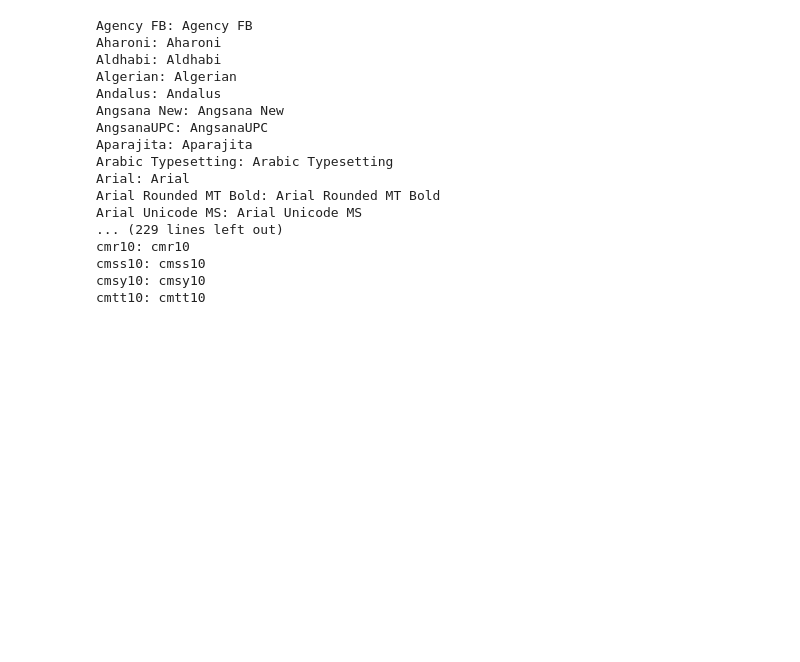
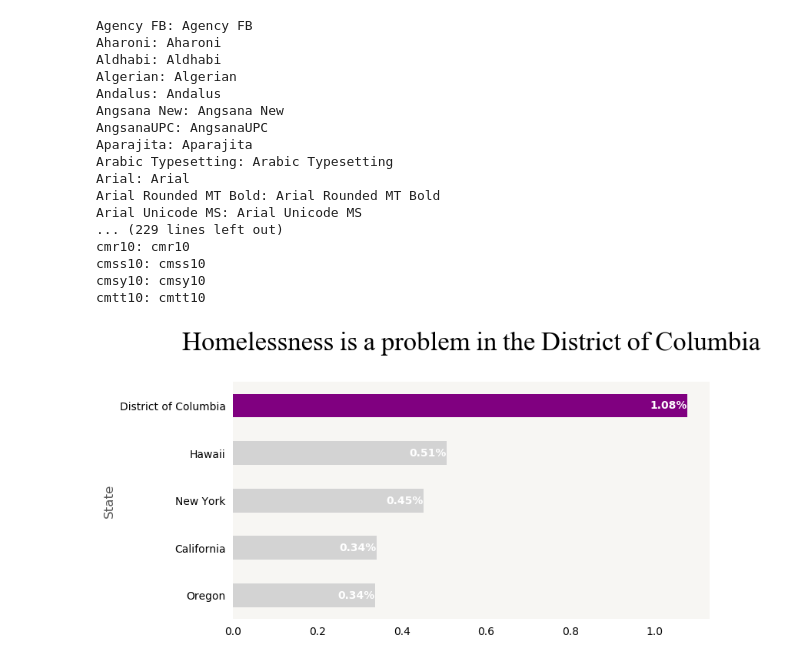
Before and after one commit to cfelke/data-studio, a Jupyter notebook: code/00_homelessness/Homelessness in 2017 in the US.ipynb, the cells around one changed output. Saved outputs shown, nothing was run; the diff lists cells and outputs as text; code cells hidden in the pictures; blank space fills up the shorter version.

```diff
--- a/code/00_homelessness/Homelessness in 2017 in the US.ipynb
+++ b/code/00_homelessness/Homelessness in 2017 in the US.ipynb
@@ -239,6 +239,62 @@ cmsy10: cmsy10
 cmtt10: cmtt10
 # %%
 from cycler import cycler
+# %%
+def get_color(homeless):
+    #print(homeless)
+    if homeless > 1:
+        return 'purple'
+    else:
+        return 'lightgrey'
+
+bar_colors = [get_color(percentage) for percentage in df_homeless_five['Percentage Homelessness'].sort_values()]
+
+ax = df_homeless_five.sort_values(by=['Percentage Homelessness']).plot(kind='barh', color=bar_colors, x='State', y='Percentage Homelessness', figsize=(8,4), legend = False)
+
+for i, bar in enumerate(ax.patches):
+    # print(i)
+    value = str(float(round(bar.get_width(),2))) + "%"
+    x_pos = bar.get_width()
+    y_pos = i
+    ax.text(x_pos, y_pos, value,va='center', ha='right', color='white', fontweight='bold')
+
+ax.set_title('Homelessness is a problem in the District of Columbia', pad=30)
+ax.title.set_fontsize(25)
+ax.title.set_fontname("David")
+
+ax.spines['top'].set_visible(False)
+ax.spines['left'].set_visible(False)
+ax.spines['bottom'].set_visible(False)
+ax.spines['right'].set_visible(False)
+
+#This removes the ticks on the left, grid_alpha changes the opacity
+ax.tick_params(which='major', left=False, bottom=False, grid_alpha=0.3)
+
+#ax.yaxis.label.set_visible(False)
+plt.rcdefaults()
+plt.rcParams.update({
+  'pdf.fonttype': 42,
+  'axes.prop_cycle': cycler('color', ['#d26a29','#b92956','#4f9c8b','#96c93b','#ff9797']),
+  'ps.fonttype': 42,
+  'patch.antialiased': True,
+  'font.size': 10.0,
+  #background color
+  'axes.facecolor': '#f7f6f3',
+    ##d6dbc3'
+  'axes.linewidth': '1',
+  'axes.grid': False,
+  'axes.titlesize': 'large',
+  'axes.labelsize': 'large',
+  'axes.labelcolor': '#555555',
+  'xtick.direction': 'out',
+  'ytick.direction': 'out',
+  'grid.color': 'white',
+  'grid.linestyle': '-',
+  'figure.facecolor': 'white'
+})
+#plt.savefig("Top5_per_homelessness_numbersIN.pdf")
+# %% [output]
+[figure, added]
 # %%
 def get_color(homeless):
     #print(homeless)
```
Also changed, not shown: parts of 3 cells of this notebook, 17 other files.
